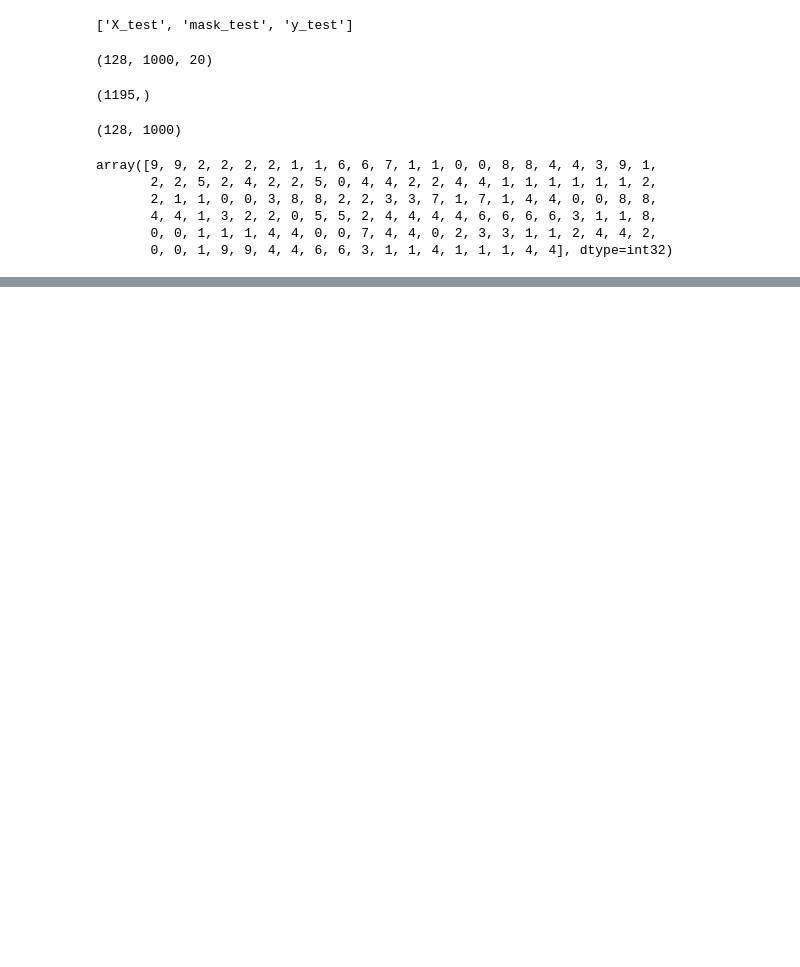
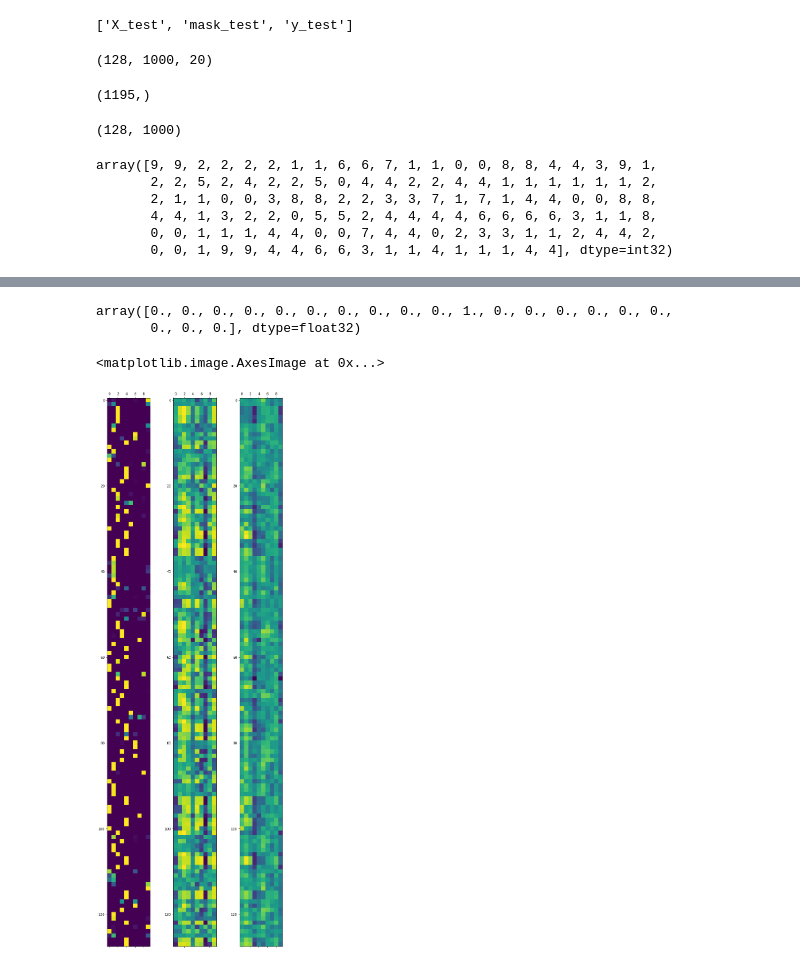
Before and after one commit to grst/subcellular_localization, a Jupyter notebook: notebooks/test_model.ipynb, the cells around one changed output, grey strips where cells are left out. Drawn from its saved outputs; the diff is of its cells as text; code cells hidden in the pictures; blank space fills up the shorter version.

Commit message:
failed experiments with multiple location prediction

```diff
--- a/notebooks/test_model.ipynb
+++ b/notebooks/test_model.ipynb
@@ -103,0 +117,2 @@ ax3.matshow(net_id)
+# %%
+hpa = np.load("./../../deeploc_multi/results/hpa_matrices.npz")
@@ -103,0 +143,12 @@ ax3.matshow(net_id)
+# %%
+hpa['encoded_seqs'][0,0]
+# %% [output]
+array([0., 0., 0., 0., 0., 0., 0., 0., 0., 0., 1., 0., 0., 0., 0., 0., 0.,
+       0., 0., 0.], dtype=float32)
+# %%
+err, net_out, alpha, context, sigmoid, net_id = val_fn(inputs[-128:], targets[-128:], in_masks[-128:])
+# %%
+predictions = np.zeros((hpa['encoded_seqs'].shape[0], 10))
+for i in range(128, hpa['encoded_seqs'].shape[0], 128):
+    err, net_out, alpha, context, sigmoid, net_id = val_fn(hpa['encoded_seqs'][i-128:i], targets[-128:], hpa['masks'][i-128:i])
+    predictions[i-128:i] = net_out
@@ -103,0 +159,8 @@ ax3.matshow(net_id)
+# %%
+fig, (ax1, ax2, ax3) = subplots(1, 3, figsize=(10, 30))
+ax1.matshow(net_out)
+ax2.matshow(sigmoid)
+ax3.matshow(net_id)
+# %% [output]
+<matplotlib.image.AxesImage at 0x...>
+[figure, added]
```
Also changed, not shown: parts of 25 cells of this notebook, 3 other files.
